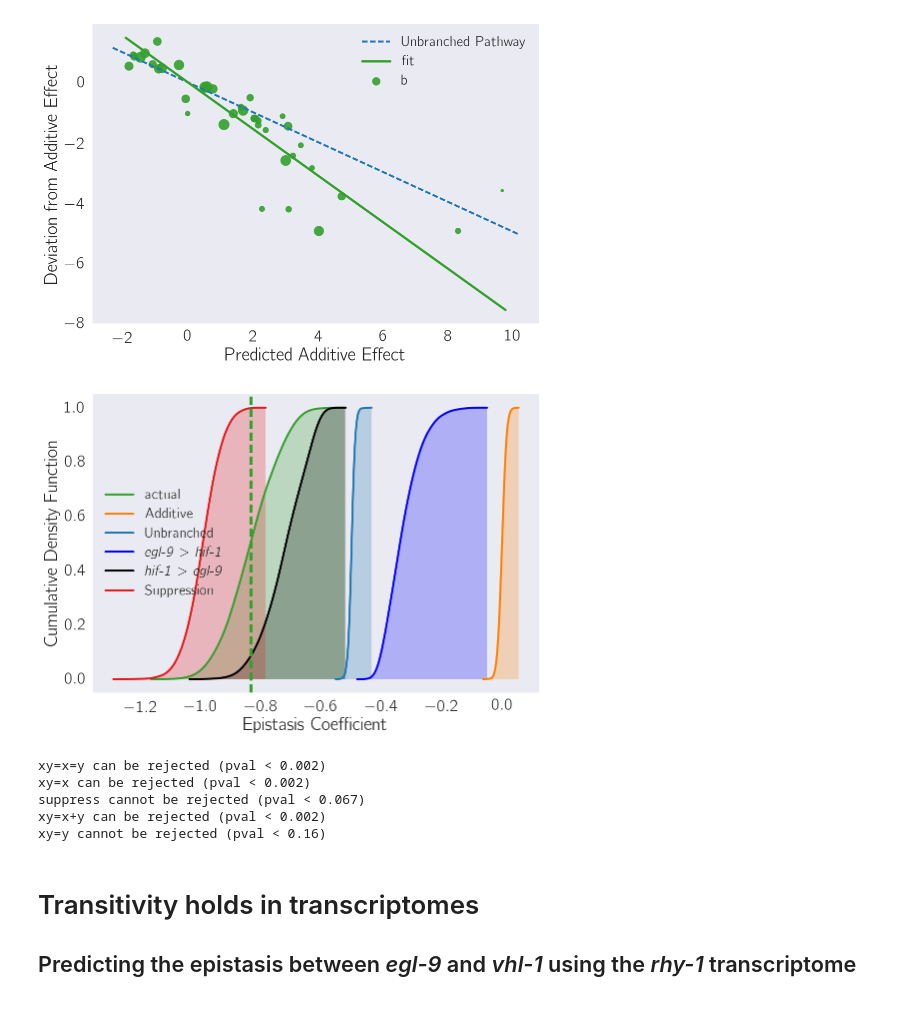
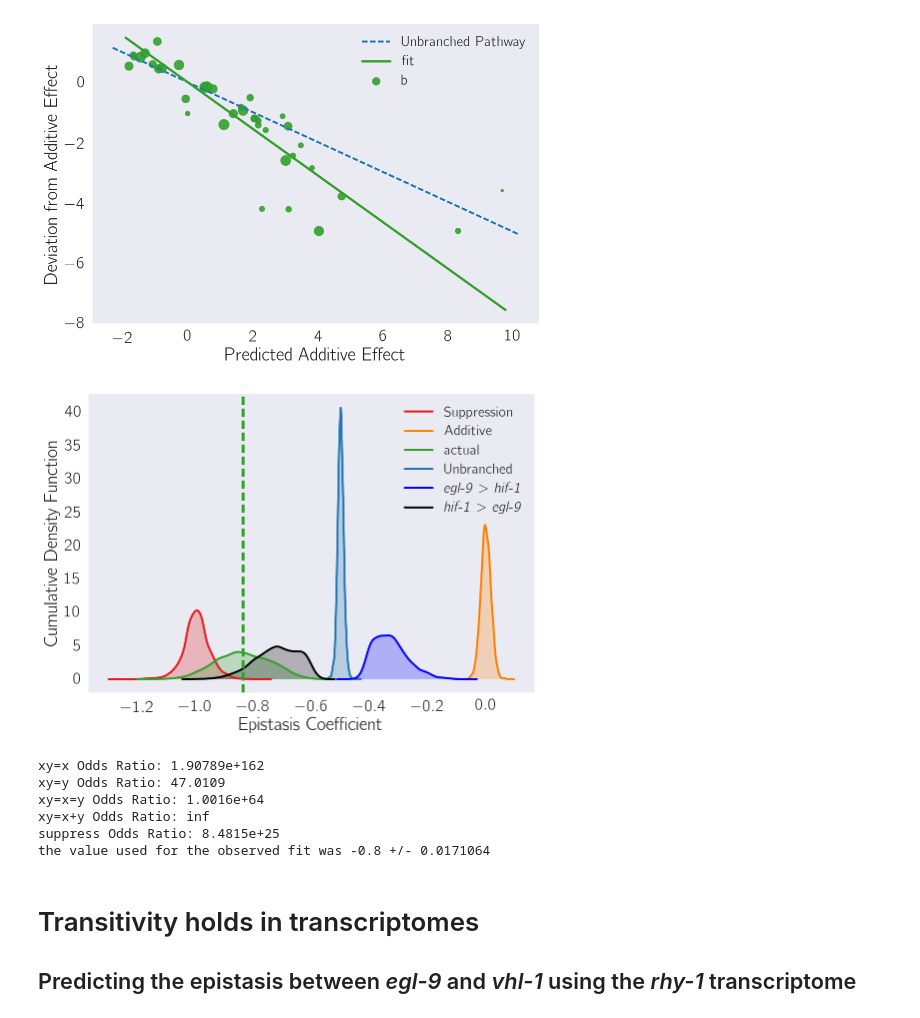
Before and after one commit to WormLabCaltech/mprsq, a Jupyter notebook: src/Quantifying Epistasis.ipynb, the cells around one changed output. Cells and saved outputs as stored; diff of their text form; code cells hidden in the pictures.

Commit message:
completed bayesian odds ratio!!!!
now i need to begin cleaning up those functions

```diff
--- a/src/Quantifying Epistasis.ipynb
+++ b/src/Quantifying Epistasis.ipynb
@@ -203,22 +325,30 @@ plt.savefig('../output/epistasis{0}{1}.svg'.format(genvar.mapping[letter1], genv
 # %%
 s = epi.calculate_all_bootstraps(letter1, letter2, double, tidy_data, nsim=5000)
 # %%
-ax = epi.plot_bootstraps(letter1, letter2, s, cumulative=True, shade=True)
+ax = epi.plot_bootstraps(letter1, letter2, s, cumulative=False, shade=True)
 plt.xlabel('Epistasis Coefficient')
 plt.ylabel('Cumulative Density Function')
 plt.savefig('../output/kde-epistasis{0}{1}.svg'.format(genvar.mapping[letter1], genvar.mapping[letter2]),
             bbox_inches='tight')
 # %% [output]
-[figure, old version]
+[figure, new version]
-# %%
-diff = permutation_test(s)
-calculate_pval(s, diff)
-# %% [output]
-xy=x=y can be rejected (pval < 0.002)
-xy=x can be rejected (pval < 0.002)
-suppress cannot be rejected (pval < 0.067)
-xy=x+y can be rejected (pval < 0.002)
-xy=y cannot be rejected (pval < 0.16)
+# %%
+alpha_eglhif = {'xy=x': s['xy=x'].mean(),
+                'xy=y': s['xy=y'].mean()
+                }
+
+actual = epi.ODR([x,y], xy, epistasis='actual')
+X = x.b.values + y.b.values
+Y = xy.b.values - X
+wdev = np.sqrt(x.se_b**2 + y.se_b**2 + xy.se_b**2)
+model_selection(X, Y, wdev, alpha=alpha_eglhif, guess=actual.beta[0])
+# %% [output]
+xy=x Odds Ratio: 1.90789e+162
+xy=y Odds Ratio: 47.0109
+xy=x=y Odds Ratio: 1.0016e+64
+xy=x+y Odds Ratio: inf
+suppress Odds Ratio: 8.4815e+25
+the value used for the observed fit was -0.8 +/- 0.0171064
 # %% [markdown]
 # Transitivity holds in transcriptomes
 
```
Also changed, not shown: parts of 19 cells of this notebook, 17 other files.
